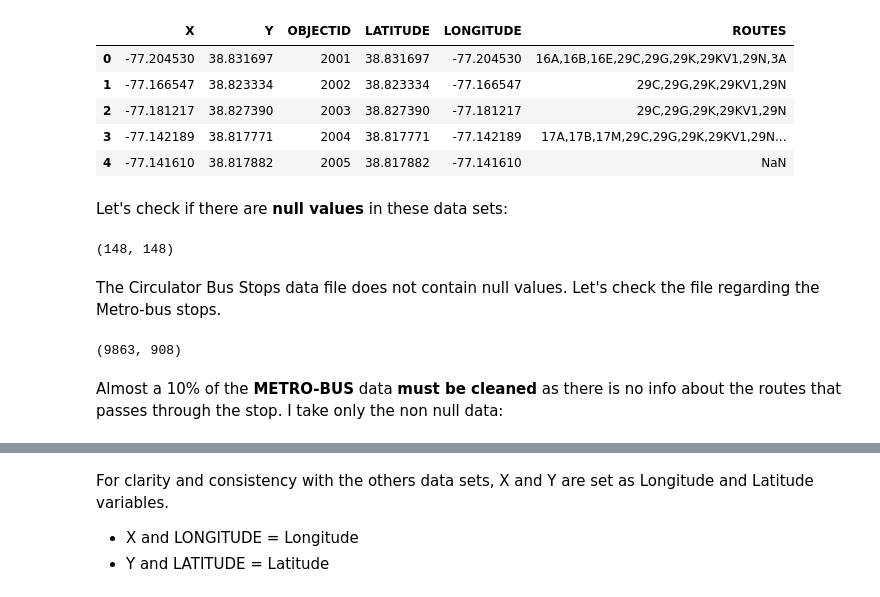
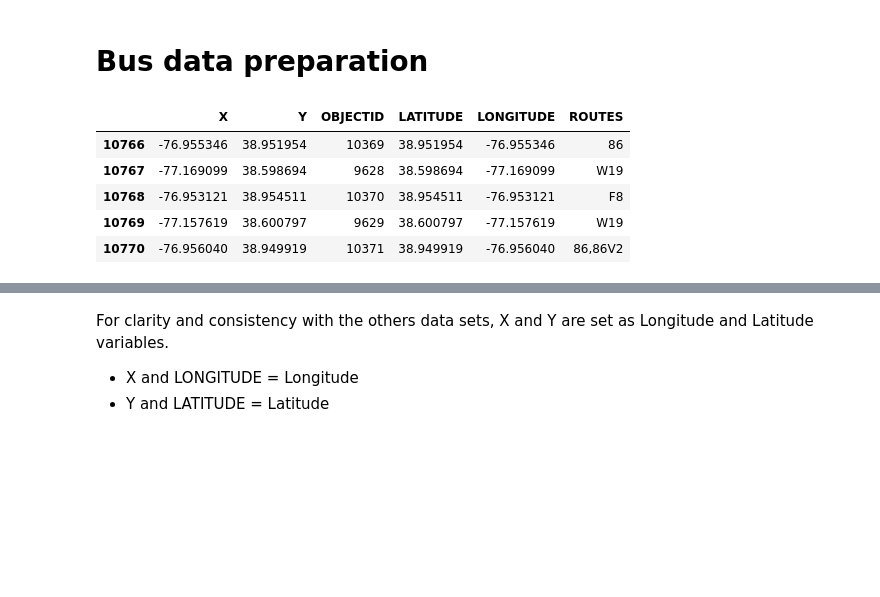
Before and after one commit to PauDiaz/Data-Science-intensive-course.-Capstone-Project, a Jupyter notebook: bus_stops/Bus_stops.ipynb, the cells around one changed output, grey strips where cells are left out. Drawn from its saved outputs; the diff is of its cells as text; code cells hidden in the pictures; blank space fills up the shorter version.

```diff
--- a/bus_stops/Bus_stops.ipynb
+++ b/bus_stops/Bus_stops.ipynb
@@ -15,29 +1,17 @@ Some info about the raw data:
+# %% [markdown]
+# Bus data preparation
 # %%
 import pandas as pd
 import numpy as np
 # %%
 Bus_df= pd.read_csv('DC_Circulator_Stops.csv',sep=',')
 Bus2_df= pd.read_csv('Metro_Bus_Stops.csv',sep=',')
 
-Bus2_df.head()
+Bus2_df.tail()
 # %% [output]
 |  | ﻿X | Y | OBJECTID | LATITUDE | LONGITUDE | ROUTES |
-| 0 | -77.204530 | 38.831697 | 2001 | 38.831697 | -77.204530 | 16A,16B,16E,29C,29G,29K,29KV1,29N,3A |
-| 1 | -77.166547 | 38.823334 | 2002 | 38.823334 | -77.166547 | 29C,29G,29K,29KV1,29N |
-| 2 | -77.181217 | 38.827390 | 2003 | 38.827390 | -77.181217 | 29C,29G,29K,29KV1,29N |
-| 3 | -77.142189 | 38.817771 | 2004 | 38.817771 | -77.142189 | 17A,17B,17M,29C,29G,29K,29KV1,29N... |
-| 4 | -77.141610 | 38.817882 | 2005 | 38.817882 | -77.141610 | NaN |
+| 10766 | -76.955346 | 38.951954 | 10369 | 38.951954 | -76.955346 | 86 |
+| 10767 | -77.169099 | 38.598694 | 9628 | 38.598694 | -77.169099 | W19 |
+| 10768 | -76.953121 | 38.954511 | 10370 | 38.954511 | -76.953121 | F8 |
+| 10769 | -77.157619 | 38.600797 | 9629 | 38.600797 | -77.157619 | W19 |
+| 10770 | -76.956040 | 38.949919 | 10371 | 38.949919 | -76.956040 | 86,86V2 |
-# %% [markdown]
-Let's check if there are **null values** in these data sets:
-# %%
-len(Bus_df[Bus_df.notnull()]), len(Bus_df)
-# %% [output]
-(148, 148)
-# %% [markdown]
-The Circulator Bus Stops data file does not contain null values. Let's check the file regarding the Metro-bus stops.
-# %%
-len(Bus2_df[Bus2_df.ROUTES.notnull()]),len(Bus2_df[Bus2_df.ROUTES.isnull()])
-# %% [output]
-(9863, 908)
-# %% [markdown]
-Almost a 10% of the **METRO-BUS** data **must be cleaned** as there is no info about the routes that passes through the stop. I take only the non null data:
```
Also changed, not shown: parts of 9 cells of this notebook, 2 other files.
